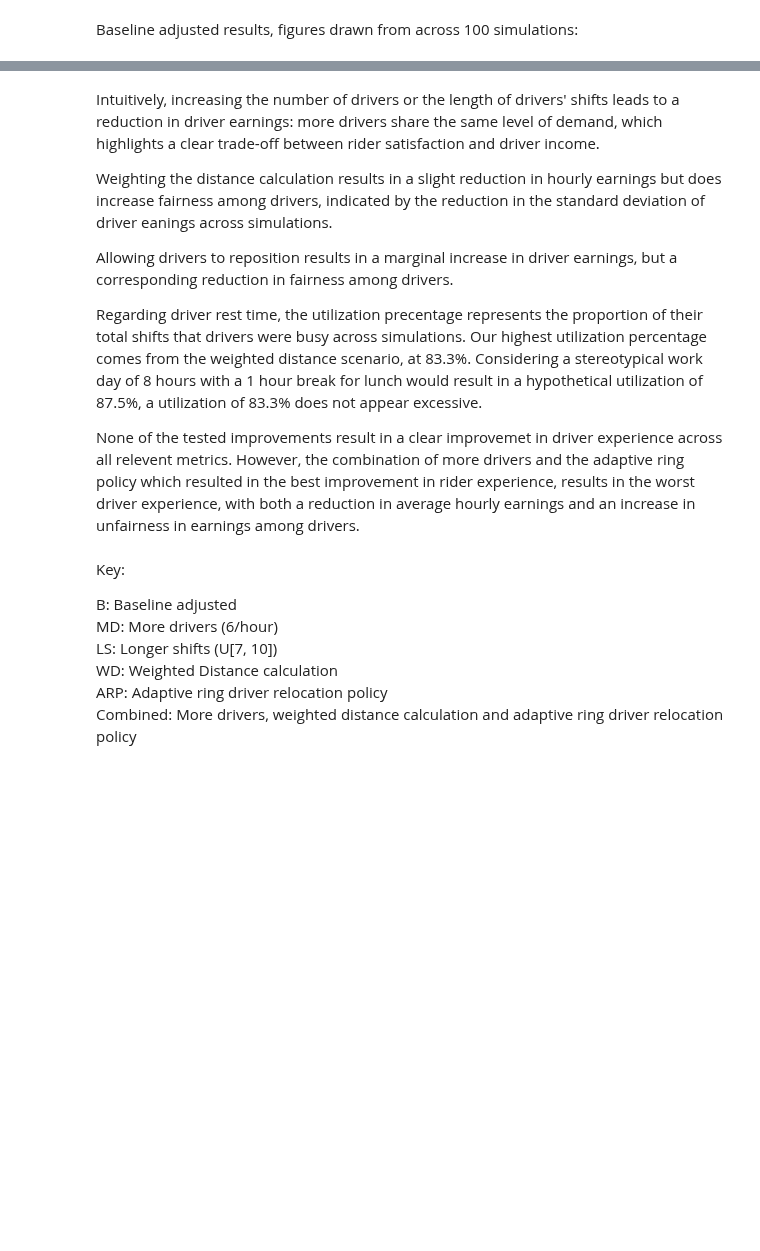
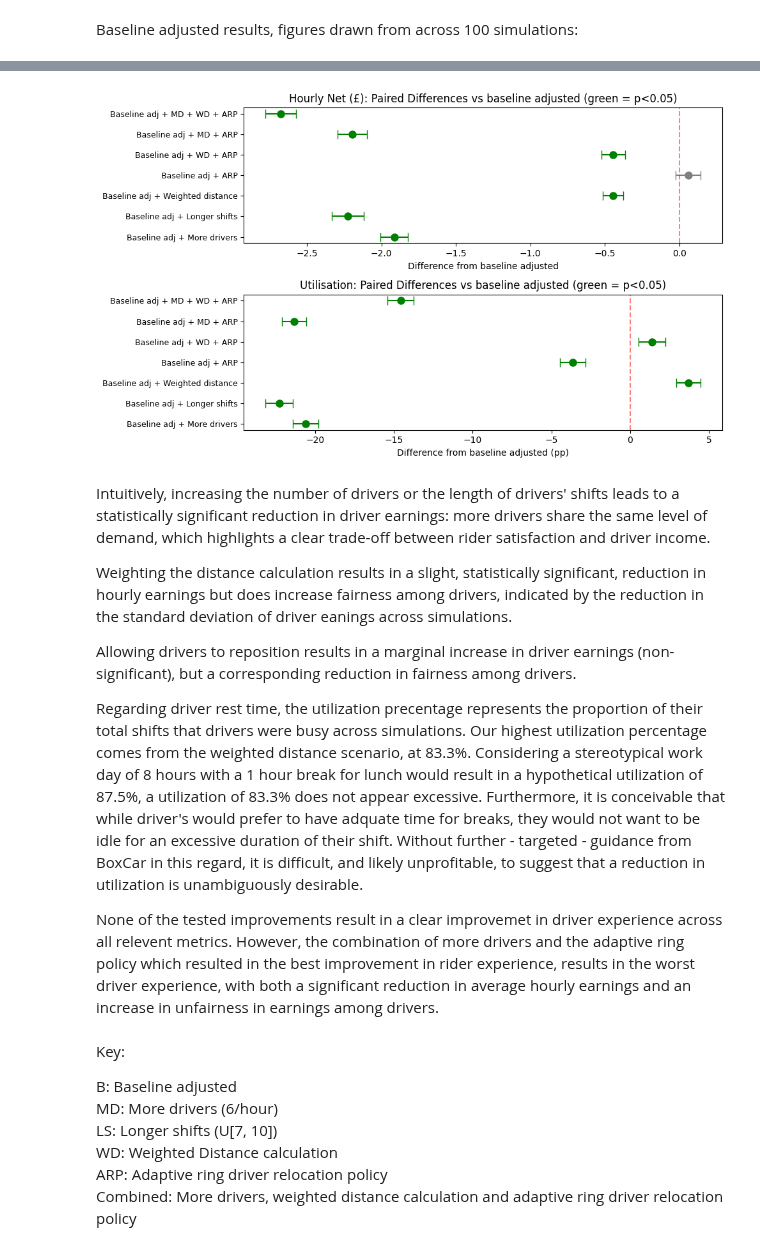
Before and after one commit to Danjiv/simulation, a Jupyter notebook: BoxCar_simulaton_code.ipynb, the cells around one changed output, grey strips where cells are left out. Saved outputs shown, nothing was run; the diff lists cells and outputs as text; code cells hidden in the pictures; blank space fills up the shorter version.

```diff
--- a/BoxCar_simulaton_code.ipynb
+++ b/BoxCar_simulaton_code.ipynb
@@ -1377,13 +1452,46 @@ MD + WD + ARP              1053.2      16.64         3.71       65.0%         5.
+# %%
+# plot of paired differences
+fig, axes = plt.subplots(len(metrics_of_interest_drivers), 1, figsize=(10, 3*len(metrics_of_interest_drivers)))
+
+ref_name = "Baseline adjusted"
+comp_names = [k for k in all_results_b if k != "Baseline (spec)" and k != ref_name]
+
+for ax_idx, (metric_name, key) in enumerate(metrics_of_interest_drivers.items()):
+    ax = axes[ax_idx]
+    ref_vals = extract_metric(all_results_b[ref_name], key)
+
+    y_positions = range(len(comp_names))
+    for i, scen in enumerate(comp_names):
+        scen_vals = extract_metric(all_results_b[scen], key)
+        lo, md_val, hi, pval = paired_ci_95(scen_vals, ref_vals)
+
+        multiplier = 60 if "Wait" in metric_name else (100 if ("Rate" in metric_name or "Util" in metric_name) else 1)
+        color = 'green' if pval < 0.05 else 'gray'
+        ax.errorbar(md_val*multiplier, i,
+                    xerr=[[md_val*multiplier - lo*multiplier], [hi*multiplier - md_val*multiplier]],
+                    fmt='o', color=color, capsize=5, markersize=8)
+
+    ax.axvline(0, color='red', linestyle='--', alpha=0.5)
+    ax.set_yticks(list(y_positions))
+    ax.set_yticklabels(comp_names, fontsize=9)
+    unit = " (min)" if "Wait" in metric_name else (" (pp)" if "Rate" in metric_name or "Util" in metric_name else "")
+    ax.set_xlabel(f"Difference from baseline adjusted{unit}")
+    ax.set_title(f"{metric_name}: Paired Differences vs baseline adjusted (green = p<0.05)")
+
+plt.tight_layout()
+plt.show()
+# %% [output]
+[figure, added]
 # %% [markdown]
-Intuitively, increasing the number of drivers or the length of drivers' shifts leads to a reduction in driver earnings: more drivers share the same level of demand, which highlights a clear trade‑off between rider satisfaction and driver income.
+Intuitively, increasing the number of drivers or the length of drivers' shifts leads to a statistically significant reduction in driver earnings: more drivers share the same level of demand, which highlights a clear trade‑off between rider satisfaction and driver income.
 
-Weighting the distance calculation results in a slight reduction in hourly earnings but does increase fairness among drivers, indicated by the reduction in the standard deviation of driver eanings across simulations.
+Weighting the distance calculation results in a slight, statistically significant, reduction in hourly earnings but does increase fairness among drivers, indicated by the reduction in the standard deviation of driver eanings across simulations.
 
-Allowing drivers to reposition results in a marginal increase in driver earnings, but a corresponding reduction in fairness among drivers.
+Allowing drivers to reposition results in a marginal increase in driver earnings (non-significant), but a corresponding reduction in fairness among drivers.
 
-Regarding driver rest time, the utilization precentage represents the proportion of their total shifts that drivers were busy across simulations. Our highest utilization percentage comes from the weighted distance scenario, at 83.3%. Considering a stereotypical work day of 8 hours with a 1 hour break for lunch would result in a hypothetical utilization of 87.5%, a utilization of 83.3% does not appear excessive.
+Regarding driver rest time, the utilization precentage represents the proportion of their total shifts that drivers were busy across simulations. Our highest utilization percentage comes from the weighted distance scenario, at 83.3%. Considering a stereotypical work day of 8 hours with a 1 hour break for lunch would result in a hypothetical utilization of 87.5%, a utilization of 83.3% does not appear excessive. Furthermore, it is conceivable that while driver's would prefer to have adquate time for breaks, they would not want to be idle for an excessive duration of their shift. Without further - targeted - guidance from BoxCar in this regard, it is difficult, and likely unprofitable, to suggest that a reduction in utilization is unambiguously desirable.
 
-None of the tested improvements result in a clear improvemet in driver experience across all relevent metrics. However, the combination of more drivers and the adaptive ring policy which resulted in the best improvement in rider experience, results in the worst driver experience, with both a reduction in average hourly earnings and an increase in unfairness in earnings among drivers.
+None of the tested improvements result in a clear improvemet in driver experience across all relevent metrics. However, the combination of more drivers and the adaptive ring policy which resulted in the best improvement in rider experience, results in the worst driver experience, with both a significant reduction in average hourly earnings and an increase in unfairness in earnings among drivers.
 # %% [markdown]
 Key:
 
```
Also changed, not shown: parts of 16 cells of this notebook.
